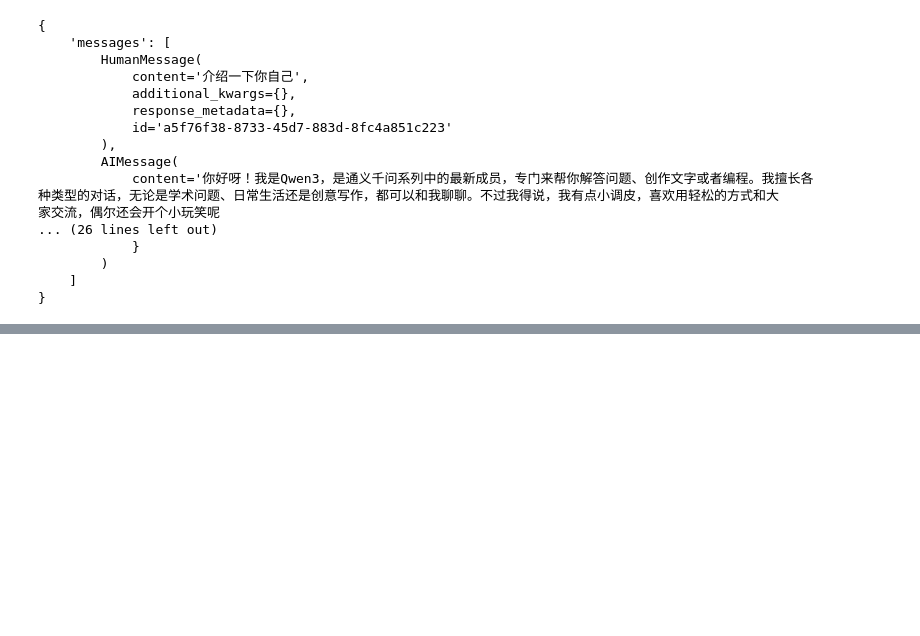
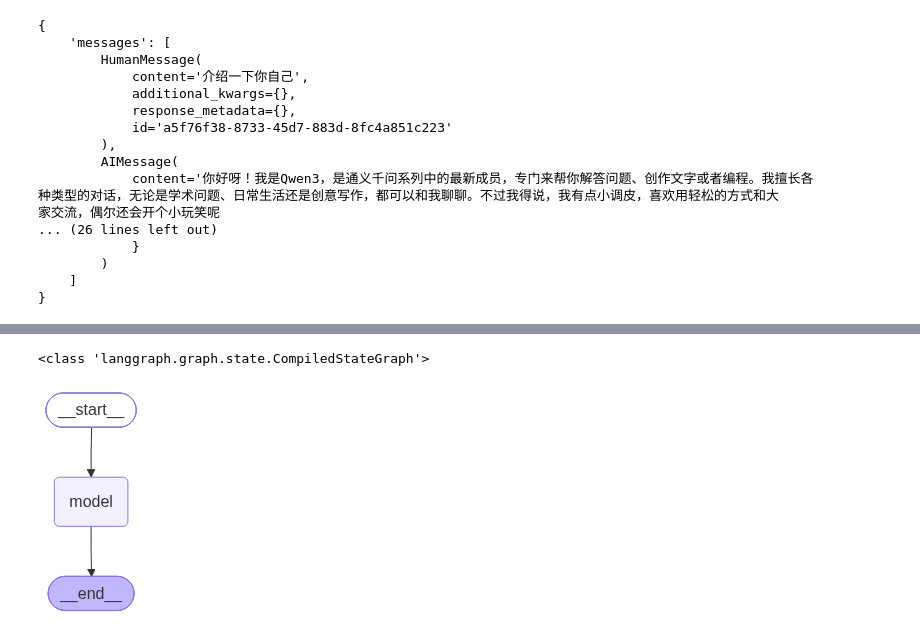
Before and after one commit to kennycaiguo/kenny_learn_langchain_2026, a Jupyter notebook: langchain1.2-learning/level2/chapter7-agent/ch7-dm1-create_agent.ipynb, the cells around one changed output, grey strips where cells are left out. Saved outputs shown, nothing was run; the diff lists cells and outputs as text; code cells hidden in the pictures; blank space fills up the shorter version.

```diff
--- a/langchain1.2-learning/level2/chapter7-agent/ch7-dm1-create_agent.ipynb
+++ b/langchain1.2-learning/level2/chapter7-agent/ch7-dm1-create_agent.ipynb
@@ -43,0 +110,16 @@ rprint(result)
+# %%
+from langchain.agents import create_agent
+from dotenv import load_dotenv
+
+load_dotenv(override=True)
+
+agent = create_agent(
+    "ollama:qwen3-vl:latest", # 必须给出模型提供商比,如这里的groq:
+)
+print(type(agent))
+
+from IPython.display import Image,display
+display(Image(agent.get_graph().draw_mermaid_png()))
+# %% [output]
+<class 'langgraph.graph.state.CompiledStateGraph'>
+[figure, added]
```
Also changed, not shown: parts of 5 cells of this notebook, 34 other files.
